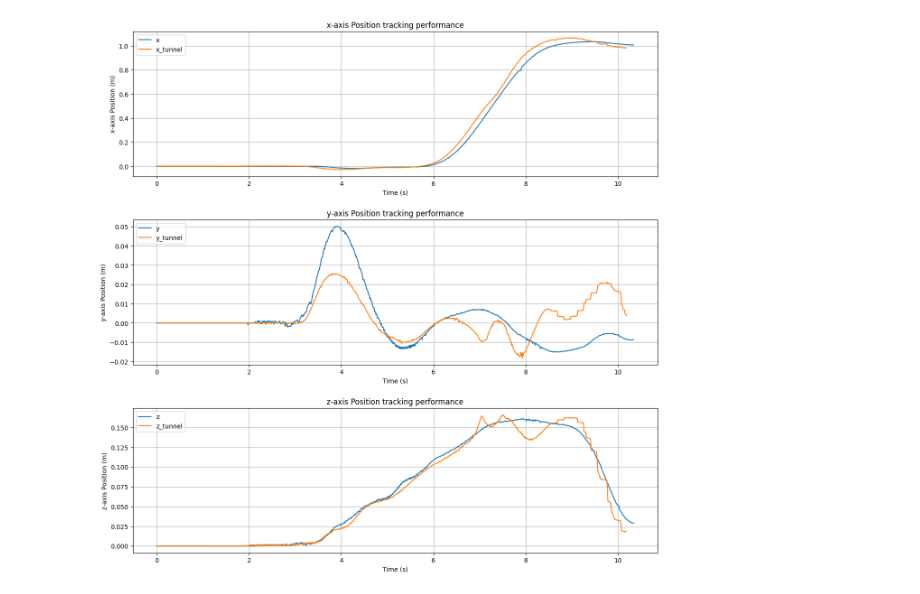
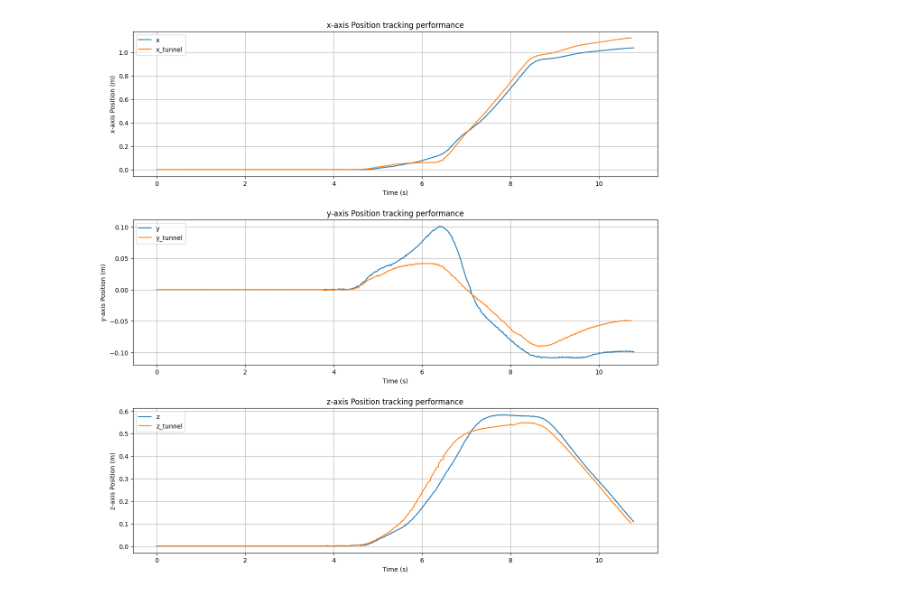
Before and after one commit to XinLong-Li/air_garage_cflib, a Jupyter notebook: crazyflie-lib-python/examples/mocap/plot.ipynb, the cells around one changed output. Cells and saved outputs as stored; diff of their text form; code cells hidden in the pictures.

```diff
--- a/crazyflie-lib-python/examples/mocap/plot.ipynb
+++ b/crazyflie-lib-python/examples/mocap/plot.ipynb
@@ -4,18 +4,18 @@ import matplotlib.pyplot as plt
 import os
 
 # Load the data
-file_path = os.path.join("mocap_data", "20240616_17_11_21.csv")
+file_path = os.path.join("mocap_data", "20240730_23_11_18.csv")
 data = pd.read_csv(file_path)
 
-file_path_1 = os.path.join("mocap_data", "20240625_22_48_30.csv")
+file_path_1 = os.path.join("mocap_data", "pose_0h5_uniform_4.csv")
 data_1 = pd.read_csv(file_path_1)
 
-
+20240616_17_11_21
 
 # Filter out the first 5 seconds of data
 data_filtered = data[data['t'] - data['t'].iloc[0] > 5]
 
-data_filtered_1 = data_1[data_1['t'] - data_1['t'].iloc[0] > 5.35]
+data_filtered_1 = data_1[data_1['t'] - data_1['t'].iloc[0] > 5]
 
 
 if True: # set to True to plot all axis in one figure
@@ -54,31 +54,31 @@ if True: # set to True to plot all axis in one figure
     plt.grid(True)
 
     plt.subplots_adjust(hspace=0.3) # adjust the vertical space to 30 percent of the subplot height
     plt.show()
 else:
     # plot in separate figures
     plt.figure(figsize=(15, 5))
     plt.plot(data['t'], data['x'], label='x')
     plt.title("Position tracking performance")
     plt.xlabel("Time (s)")
     plt.ylabel("Position (m)")
     plt.legend()
 
 
     plt.figure(figsize=(15, 5))
     plt.plot(data['t'], data['y'], label='y')
     plt.title("Position tracking performance")
     plt.xlabel("Time (s)")
     plt.ylabel("Position (m)")
     plt.legend()
 
     plt.figure(figsize=(15, 5))
     plt.plot(data['t'], data['z'], label='z')
     plt.title("Position tracking performance")
     plt.xlabel("Time (s)")
     plt.ylabel("Position (m)")
     plt.legend()
 
     plt.show()
 # %% [output]
-[figure, old version]
+[figure, new version]
```
Also changed, not shown: 16 other files.
